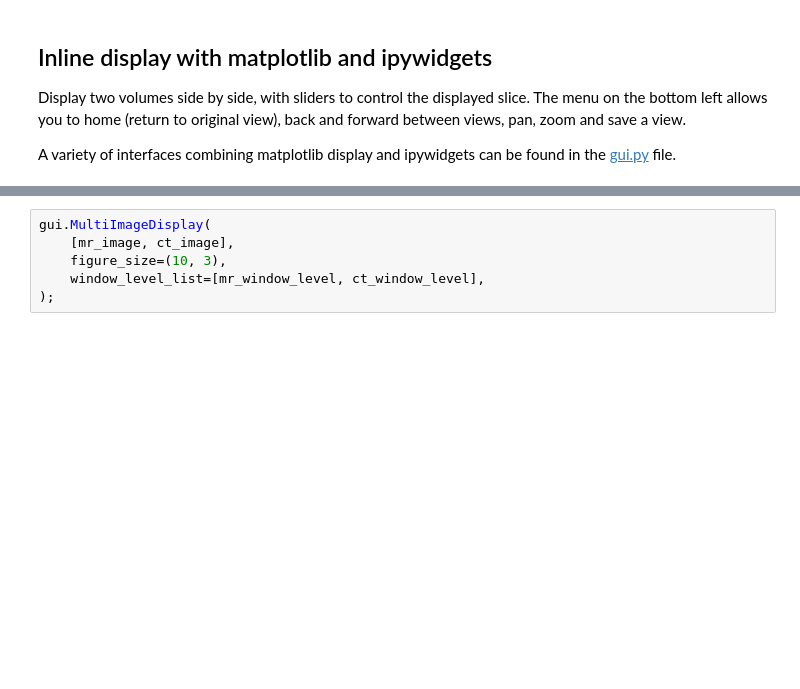
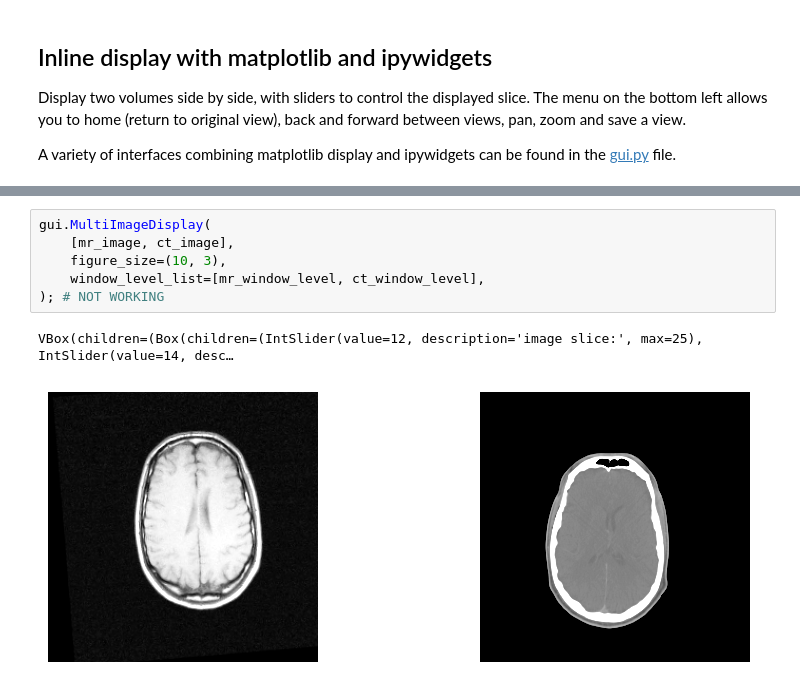
Before and after one commit to seanreed1111/SimpleITK-Notebooks, a Jupyter notebook: Python/04_Image_Display.ipynb, the cells around one changed output, grey strips where cells are left out. Cells and saved outputs as stored; diff of their text form; blank space fills up the shorter version.

```diff
--- a/Python/04_Image_Display.ipynb
+++ b/Python/04_Image_Display.ipynb
@@ -193,6 +233,9 @@ mr_window_level = [790, 395]
 # %%
 gui.MultiImageDisplay(
     [mr_image, ct_image],
     figure_size=(10, 3),
     window_level_list=[mr_window_level, ct_window_level],
-);
+); # NOT WORKING
+# %% [output]
+VBox(children=(Box(children=(IntSlider(value=12, description='image slice:', max=25), IntSlider(value=14, desc…
+[figure, added]
```
Also changed, not shown: parts of 12 cells of this notebook, 2 other files.
